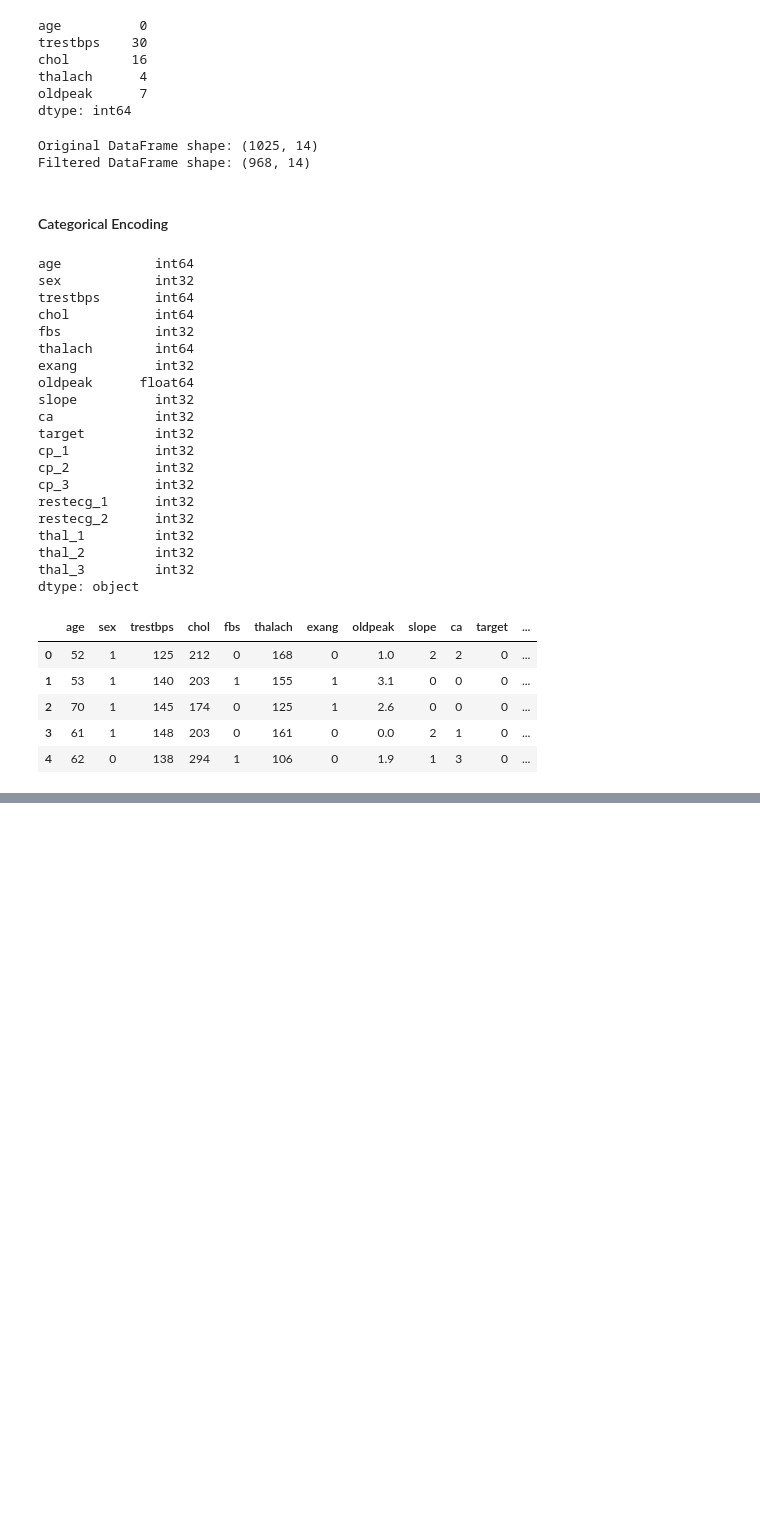
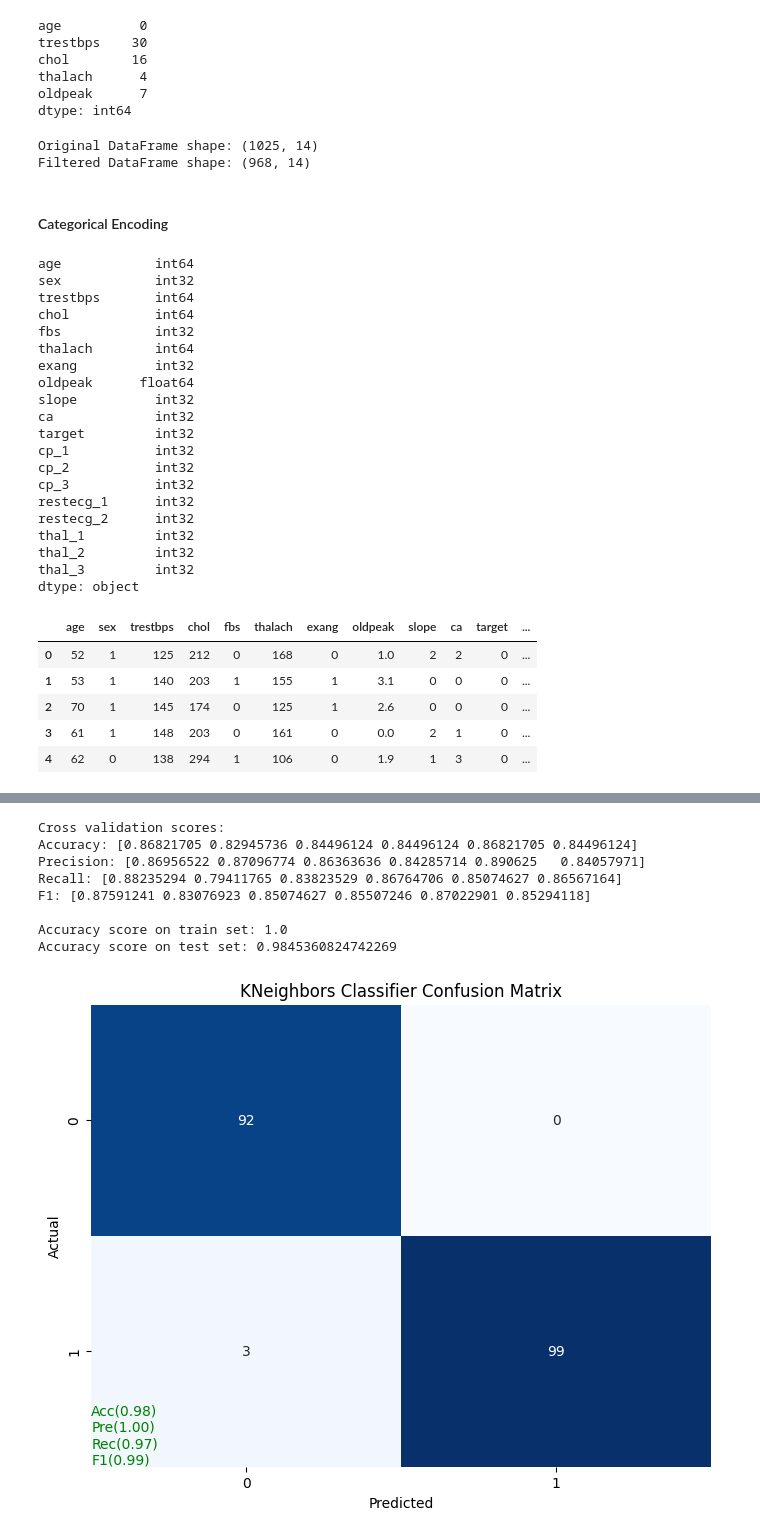
Before and after one commit to Isaac-web/Heart-AI, a Jupyter notebook: heart_disease.ipynb, the cells around one changed output, grey strips where cells are left out. Saved outputs shown, nothing was run; the diff lists cells and outputs as text; code cells hidden in the pictures; blank space fills up the shorter version.

Commit message:
Modularized mlflow tracking and plotting
Modularized the repetitive portions of experiment tracking.

```diff
--- a/heart_disease.ipynb
+++ b/heart_disease.ipynb
@@ -648,0 +649,8 @@ mlflow.set_experiment("heart-disease-prediction-experiment")
+# %%
+def train_model(model, X_train, y_train, model_name):
+    mlflow.set_tag("model", model_name)
+
+    # Train the model
+    model.fit(X_train, y_train)
+
+    return model
@@ -1056,0 +821,7 @@ plt.show()
+# %%
+# Logistic Regression
+with mlflow.start_run(run_name='Logistic Regression'):
+    model = LogisticRegression(random_state=0)
+    best_lr = train_model(model, X_train, y_train, "Logistic Regression")
+    best_lr, train_score_lr, test_score_lr = evaluate_model(best_lr, X_train, X_test, y_train, y_test, "Logistic Regression", param_grid_lr)
+    best_models["Logistic Regression"] = (train_score_lr, test_score_lr)
@@ -1056,0 +838,7 @@ plt.show()
+# %%
+# Decision Tree
+with mlflow.start_run(run_name="Decision Tree Classifier"):
+    model = DecisionTreeClassifier(max_depth=5)
+    best_dt = train_model(model, X_train, y_train, "Decision Tree")
+    best_dt, train_score_dt, test_score_dt = evaluate_model(best_dt, X_train, X_test, y_train, y_test, "Decision Tree", param_grid_dt)
+    best_models["Decision Tree"] = (train_score_dt, test_score_dt)
@@ -1056,0 +855,7 @@ plt.show()
+# %%
+# Random Forest
+with mlflow.start_run(run_name="Random Forest Classifier"):
+    model = RandomForestClassifier(random_state=0)
+    best_rf = train_model(model, X_train, y_train, "Random Forest")
+    best_rf, train_score_rf, test_score_rf = evaluate_model(best_rf, X_train, X_test, y_train, y_test, "Random Forest", param_grid_rf)
+    best_models["Random Forest"] = (train_score_rf, test_score_rf)
@@ -1056,0 +872,17 @@ plt.show()
+# %%
+# KNeighborsClassifier
+with mlflow.start_run(run_name='KNeighbors Classifier'):
+    model = KNeighborsClassifier(n_neighbors=3)
+    best_knn = train_model(model, X_train, y_train, "KNeighbors Classifier")
+    best_knn, train_score_knn, test_score_knn = evaluate_model(best_knn, X_train, X_test, y_train, y_test, "KNeighbors Classifier", param_grid_knn)
+    best_models["KNeighbors Classifier"] = (train_score_knn, test_score_knn)
+# %% [output]
+Cross validation scores:
+Accuracy: [0.86821705 0.82945736 0.84496124 0.84496124 0.86821705 0.84496124]
+Precision: [0.86956522 0.87096774 0.86363636 0.84285714 0.890625   0.84057971]
+Recall: [0.88235294 0.79411765 0.83823529 0.86764706 0.85074627 0.86567164]
+F1: [0.87591241 0.83076923 0.85074627 0.85507246 0.87022901 0.85294118]
+
+Accuracy score on train set: 1.0
+Accuracy score on test set: 0.9845360824742269
+[figure, added]
```
Also changed, not shown: parts of 26 cells of this notebook, 1 other file.
